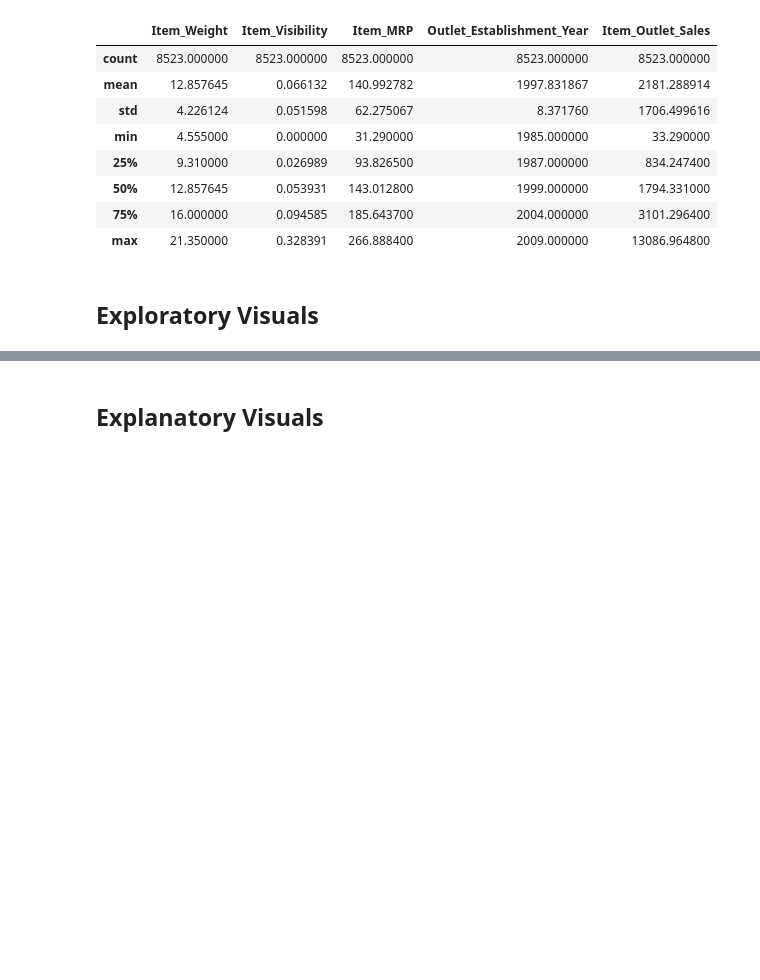
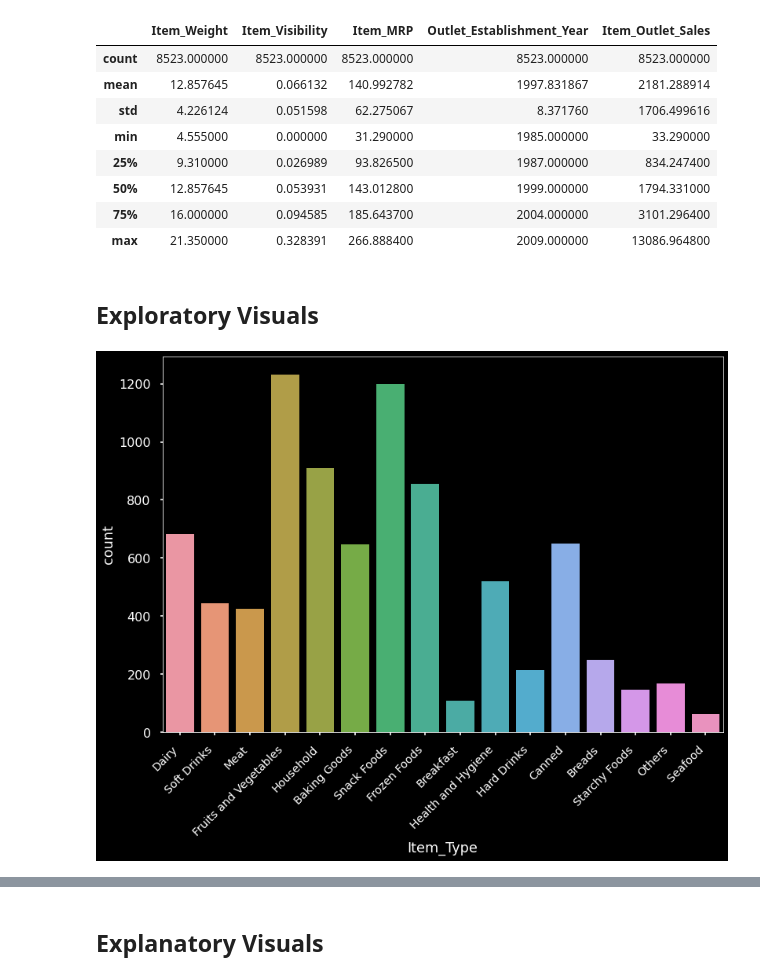
Before and after one commit to MikeyTV3124/sales-predictions, a Jupyter notebook: Sales_Predictions.ipynb, the cells around one changed output, grey strips where cells are left out. Drawn from its saved outputs; the diff is of its cells as text; code cells hidden in the pictures; blank space fills up the shorter version.

```diff
--- a/Sales_Predictions.ipynb
+++ b/Sales_Predictions.ipynb
@@ -234,3 +234,22 @@ df.describe()
 | max | 21.350000 | 0.328391 | 266.888400 | 2009.000000 | 13086.964800 |
 # %% [markdown]
 ## Exploratory Visuals
+# %%
+## Using three seaborn styles: dark_background, seaborn-muted and seaborn-poster.
+plt.style.use(['dark_background','seaborn-muted', 'seaborn-poster']);
+# %%
+df['Item_Type'].value_counts()
+
+ax = sns.countplot(
+    data = df,
+    x = 'Item_Type'
+)
+
+plt.xticks(
+    rotation=45,
+    horizontalalignment='right',
+    fontweight='light',
+    fontsize='x-large'
+);
+# %% [output]
+[figure, added]
```
Also changed, not shown: parts of 7 cells of this notebook.
